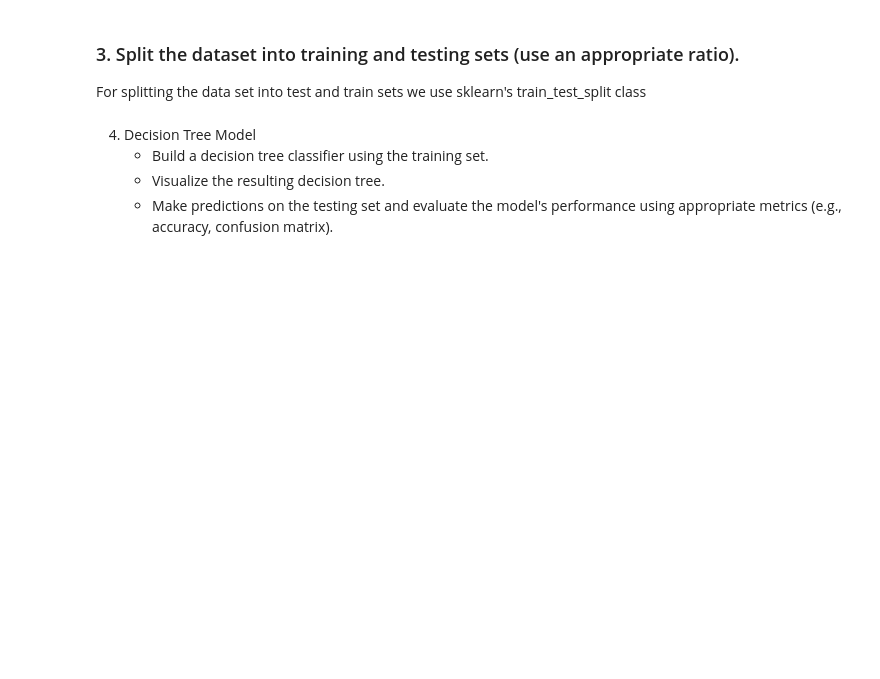
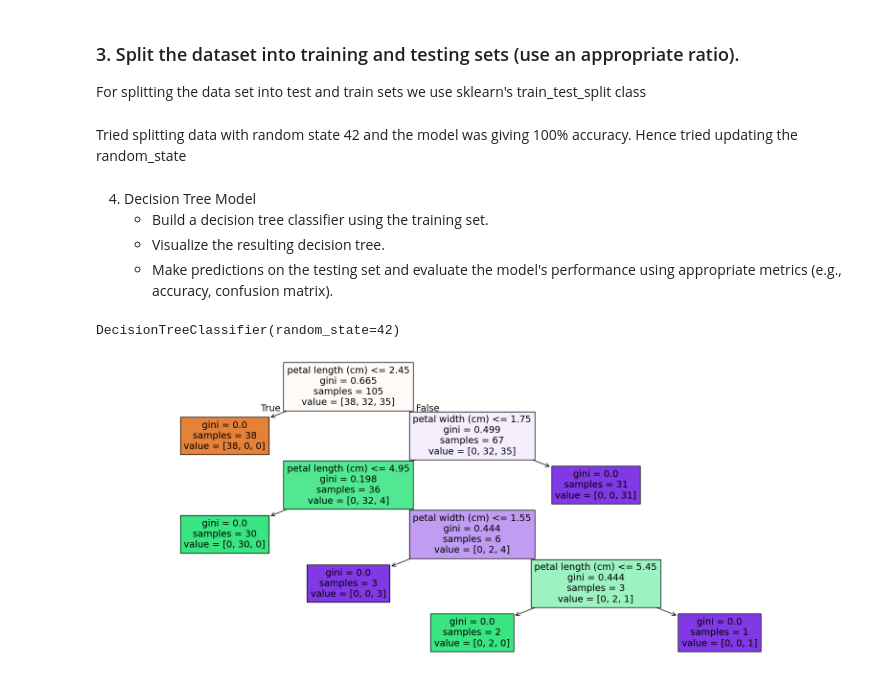
Before and after one commit to gitlakshya/Assignments, a Jupyter notebook: ML/G24AIT2002_Q4.ipynb, the cells around one changed output. Saved outputs shown, nothing was run; the diff lists cells and outputs as text; code cells hidden in the pictures; blank space fills up the shorter version.

```diff
--- a/ML/G24AIT2002_Q4.ipynb
+++ b/ML/G24AIT2002_Q4.ipynb
@@ -140,5 +140,26 @@ X_train, X_test, y_train, y_test = train_test_split(X, y, test_size=0.3, random_
+# %% [markdown]
+Tried splitting data with random state 42 and the model was giving 100% accuracy. Hence tried updating the random_state
 # %% [markdown]
 4. Decision Tree Model
     - Build a decision tree classifier using the training set.
     - Visualize the resulting decision tree.
     - Make predictions on the testing set and evaluate the model's performance using appropriate metrics (e.g., accuracy, confusion matrix).
+# %%
+# importing necessary libraries for Decision tree classifier
+from sklearn.tree import DecisionTreeClassifier
+from sklearn.metrics import accuracy_score, confusion_matrix
+from sklearn import tree
+
+# Initialize a Desicision tree classifier and fit using the training set
+dt_clf = DecisionTreeClassifier(random_state=42)
+dt_clf.fit(X_train, y_train)
+# %% [output]
+DecisionTreeClassifier(random_state=42)
+# %%
+#visualizing the resulting DT
+
+plt.figure(figsize=(20,8))
+tree.plot_tree(dt_clf, filled=True, feature_names=X.columns)
+plt.show()
+# %% [output]
+[figure, added]
```
Also changed, not shown: parts of 9 cells of this notebook.
